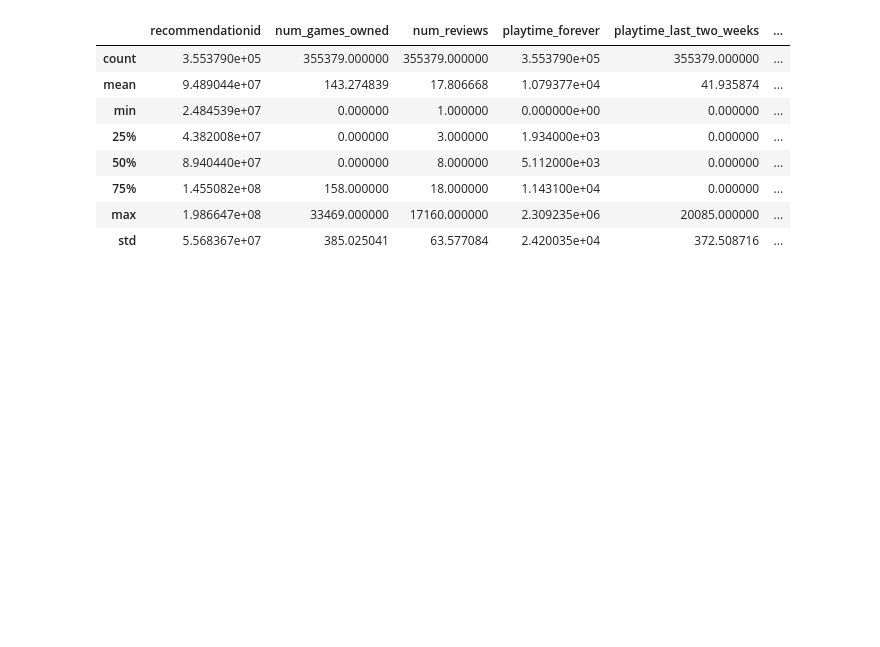
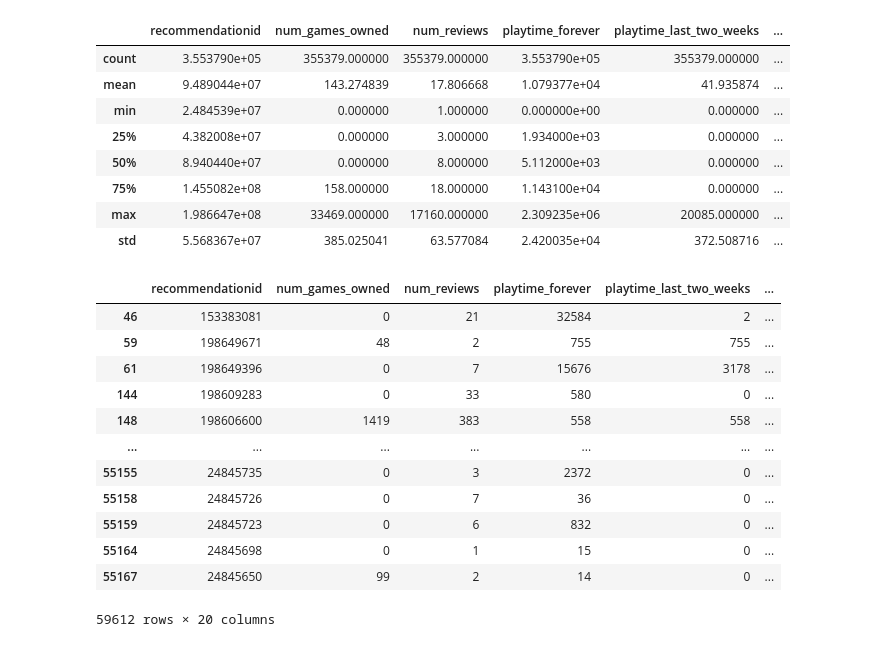
Before and after one commit to ATHannington/NMS-patch-to-rating-analysis, a Jupyter notebook: Clean_steam_reviews_data.ipynb, the cells around one changed output. Saved outputs shown, nothing was run; the diff lists cells and outputs as text; code cells hidden in the pictures; blank space fills up the shorter version.

```diff
--- a/Clean_steam_reviews_data.ipynb
+++ b/Clean_steam_reviews_data.ipynb
@@ -7,7 +7,7 @@ import copy
 import os
 from tqdm import tqdm
 # %%
-loadPath = "./Data/"
+loadPath = "./Data/Raw/"
 loadFile = "SteamAPI_NMS_reviews.xlsx" ## Base file name
 # %%
 dfList = []
@@ -78,3 +78,19 @@ df.describe()
 | 75% | 1.455082e+08 | 158.000000 | 18.000000 | 1.143100e+04 | 0.000000 | ... |
 | max | 1.986647e+08 | 33469.000000 | 17160.000000 | 2.309235e+06 | 20085.000000 | ... |
 | std | 5.568367e+07 | 385.025041 | 63.577084 | 2.420035e+04 | 372.508716 | ... |
+# %%
+df.loc[(df["voted_up"]==False)&(df["timestamp_created"]<="2025-07-02T23")]
+# %% [output]
+|  | recommendationid | num_games_owned | num_reviews | playtime_forever | playtime_last_two_weeks | ... |
+| 46 | 153383081 | 0 | 21 | 32584 | 2 | ... |
+| 59 | 198649671 | 48 | 2 | 755 | 755 | ... |
+| 61 | 198649396 | 0 | 7 | 15676 | 3178 | ... |
+| 144 | 198609283 | 0 | 33 | 580 | 0 | ... |
+| 148 | 198606600 | 1419 | 383 | 558 | 558 | ... |
+| ... | ... | ... | ... | ... | ... | ... |
+| 55155 | 24845735 | 0 | 3 | 2372 | 0 | ... |
+| 55158 | 24845726 | 0 | 7 | 36 | 0 | ... |
+| 55159 | 24845723 | 0 | 6 | 832 | 0 | ... |
+| 55164 | 24845698 | 0 | 1 | 15 | 0 | ... |
+| 55167 | 24845650 | 99 | 2 | 14 | 0 | ... |
+59612 rows × 20 columns
```
Also changed, not shown: parts of 14 cells of this notebook.
